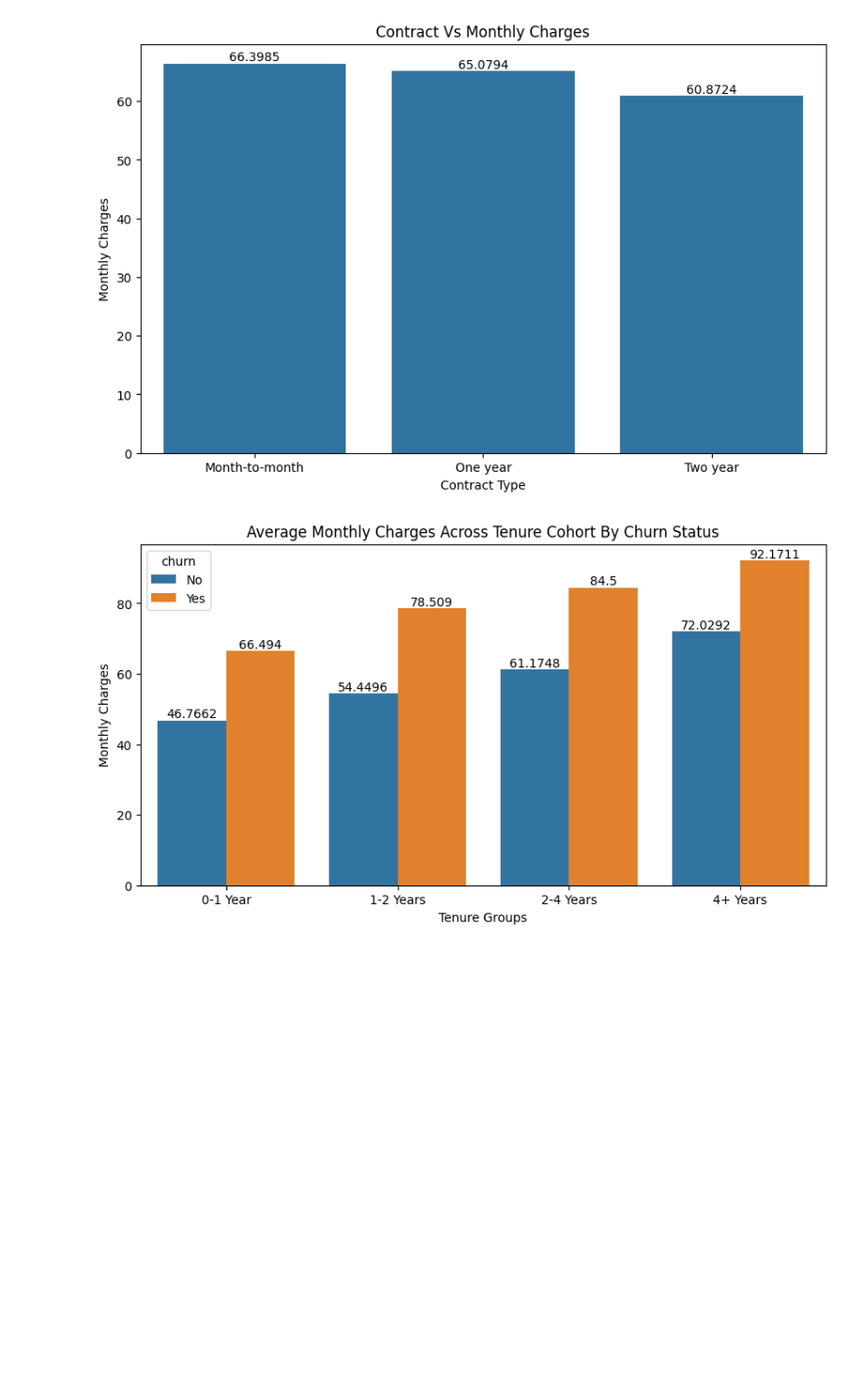
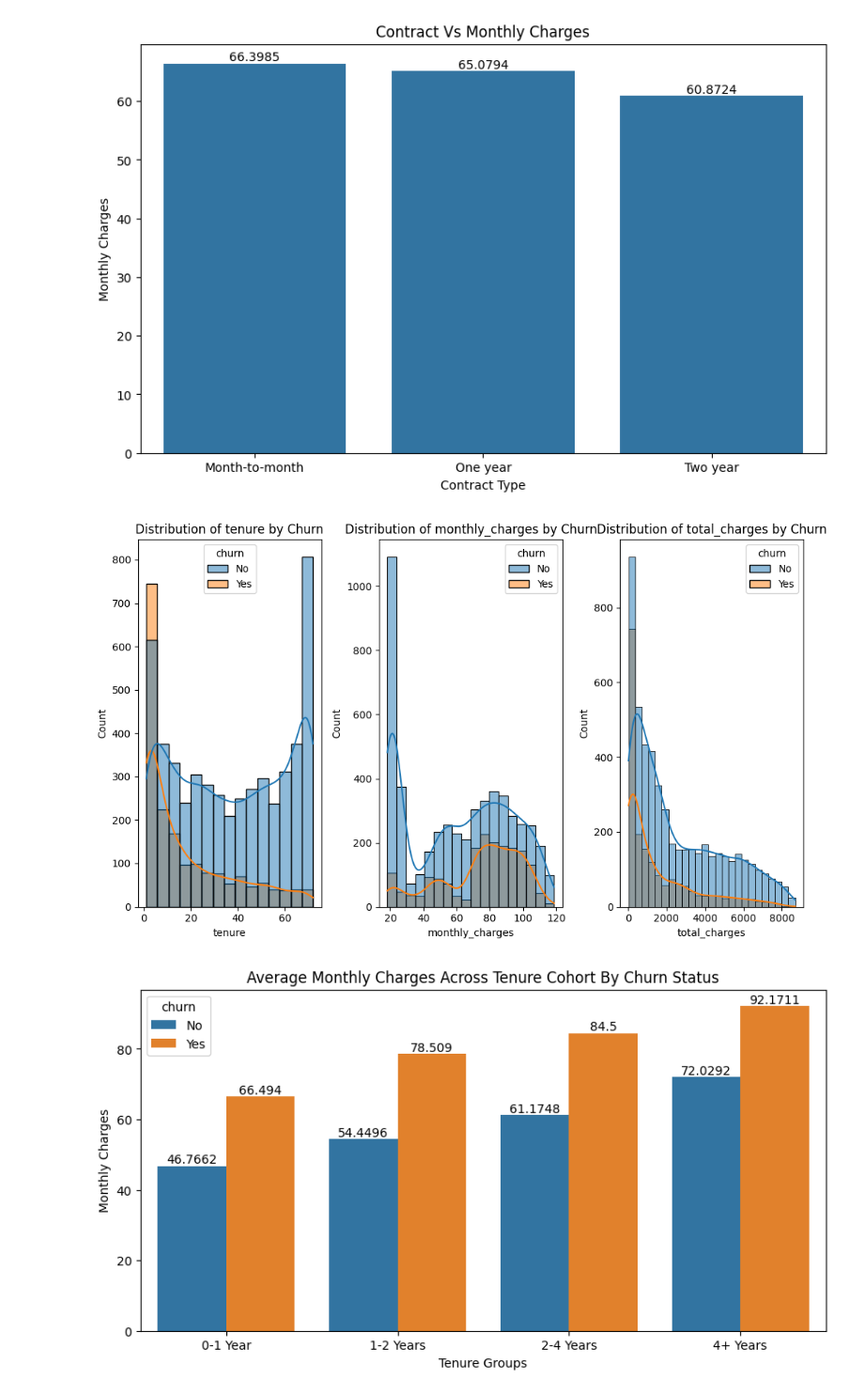
Before and after one commit to shlokzz/Customer-Churn-Prediction-Project, a Jupyter notebook: notebook/04_visual_eda.ipynb, the cells around one changed output. Shown at 94% size. Saved outputs shown, nothing was run; the diff lists cells and outputs as text; code cells hidden in the pictures; blank space fills up the shorter version.

Commit message:
Analyze distribution of tenure, monthly charges and total charges by churn status

```diff
--- a/notebook/04_visual_eda.ipynb
+++ b/notebook/04_visual_eda.ipynb
@@ -224,6 +224,18 @@ plt.ylabel("Monthly Charges")
 plt.show()
 # %% [output]
 [figure]
+# %%
+fig, axes = plt.subplots(1, 3, figsize=(10,6))
+numeric_cols = ['tenure', 'monthly_charges', 'total_charges']
+
+for i, col in enumerate(numeric_cols):
+    sns.histplot(data=df, x=col, hue='churn', kde=True, ax=axes[i])
+    axes[i].set_title(f"Distribution of {col} by Churn")
+
+plt.tight_layout()
+plt.show()
+# %% [output]
+[figure, added]
 # %%
 # Group the tenure columns into a group
 df['tenure_groups'] = pd.cut(df['tenure'], bins=[0, 12, 24, 48, 72], labels = ["0-1 Year", "1-2 Years", "2-4 Years", "4+ Years"])
```
